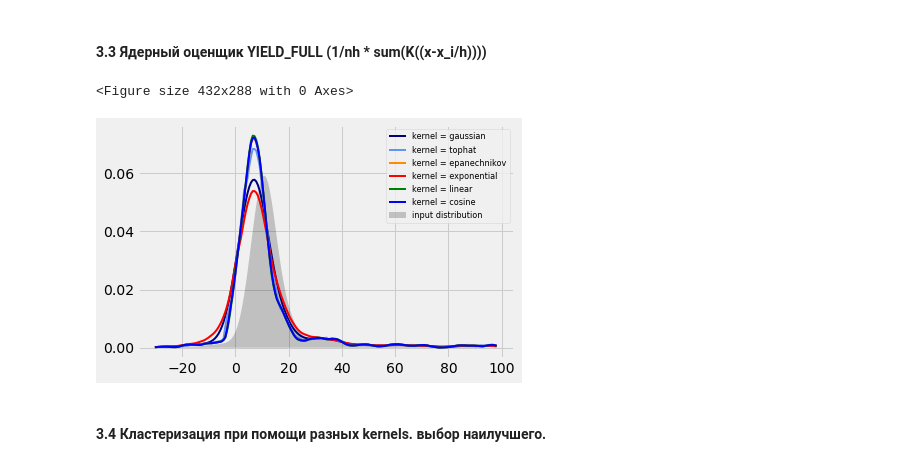
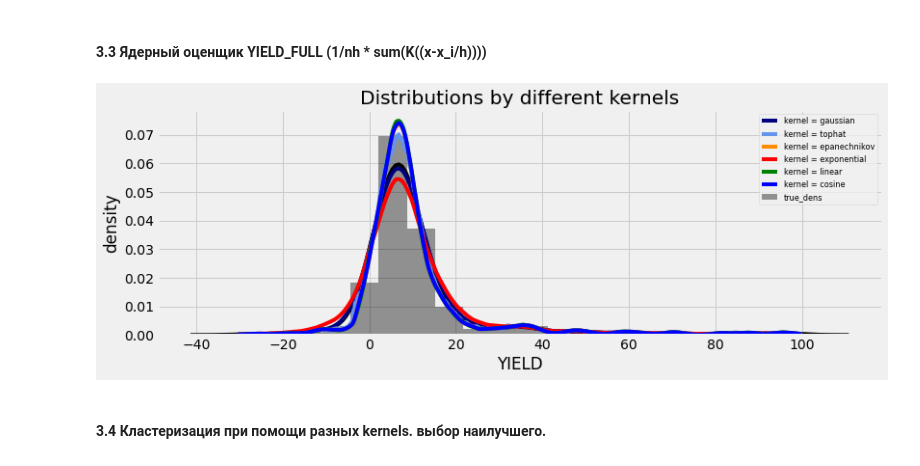
Before and after one commit to egordeev-ds/Financial-analysis-of-the-Russian-bond-market, a Jupyter notebook: 2.Russian_bond_market_analyses.ipynb, the cells around one changed output. Cells and saved outputs as stored; diff of their text form; code cells hidden in the pictures.

```diff
--- a/2.Russian_bond_market_analyses.ipynb
+++ b/2.Russian_bond_market_analyses.ipynb
@@ -67,7 +68,6 @@ def type_changer(x):
         x_new_type = x
     return x_new_type
 
-
 #перевод строковых данных в числовые
 for col in ['INITIAL_NOMINAL_VALUE', 'COUPONPERCENT', 'COUPONVALUE',
             'COUPONDAYSPASSED', 'COUPONDAYSREMAIN','COUPONLENGTH', 'PRICE_RUB']:
@@ -79,6 +79,7 @@ for col in ['COUPONDATE_NEXT','ISSUEDATE', 'REDEMPTIONDATE']:
 
 #типы данных после исправления
 print('Типы данных после исправления:\n',df_2.dtypes, '\n')
+
 # 4. Обработка пропусков
 
 #кол-во строк до обработки пропусков
@@ -90,7 +91,7 @@ df_2['COUPONPERCENT'].replace(np.nan,0,inplace = True) # COUPONPERCENT - про
 
 #замена прпоусков у купона в абсолбтном выражении
 condition = (df_2['COUPONPERCENT'].notna()) & (df_2['COUPONVALUE'].isna()) & (df_2['COUPONFREQUENCY'].notna())
-df_2['COUPONVALUE'].loc[condition] = (df_2['COUPONPERCENT']*df_2['INITIAL_NOMINAL_VALUE'])/df_2['COUPONFREQUENCY']# COUPONVALUE - вычисляем по формуле
+df_2['COUPONVALUE'].loc[condition] = ((df_2['COUPONPERCENT']*df_2['INITIAL_NOMINAL_VALUE'])/df_2['COUPONFREQUENCY'])/100 # COUPONVALUE - вычисляем по формуле
 
 #удаление пропусков в прочих колонках
 for col in ['COUPONFREQUENCY','COUPONDATE_NEXT','COUPONDAYSPASSED',
@@ -248,5 +249,4 @@ df_4['YIELD_FULL'].plot(kind = 'hist',
 # %%
 #параметры купонной доходности
-x_init = df_4['YIELD_FULL']
-X = x_init.values.reshape(-1, 1)
+X = df_4['YIELD_FULL'].values.reshape(-1, 1)
 # %% [markdown]
@@ -266,6 +264,6 @@ plt.show()
 # %%
 #входные параметры
-X_plot = np.linspace(-6, 6, len(X))[:, None]
+X_plot = np.linspace(np.min(X), np.max(X), len(X)).reshape(-1,1)
 X_src = np.zeros((1, 1))
 kernels = ["gaussian", "tophat", "epanechnikov", "exponential", "linear", "cosine"]
 
@@ -283,12 +281,14 @@ def format_func(x, loc):
     else:
         return "%ih" % x
 
-#отрисовка плотностей доступных ядерных функций
+#отрисовка плотностей возможных ядерных оценок
 for i, kernel in enumerate(kernels):
 
     axi = ax.ravel()[i]
-    log_dens = KernelDensity(kernel=kernel).fit(X_src).score_samples(X_plot)
-    axi.fill(X_plot[:, 0], np.exp(log_dens), "-k", fc="#AAAAFF")
+    kde = KernelDensity(kernel=kernel).fit(X_src)
+    log_dens = kde.score_samples(X_plot)
+
+    axi.fill(X_plot, np.exp(log_dens), "-k", fc="#AAAAFF")
     axi.text(-2.6, 0.95, kernel)
 
     axi.xaxis.set_major_formatter(plt.FuncFormatter(format_func))
@@ -298,5 +298,7 @@ for i, kernel in enumerate(kernels):
     axi.set_ylim(0, 1.05)
     axi.set_xlim(-2.9, 2.9)
 
+fig.set_size_inches([12,4])
 ax[0, 1].set_title("Available Kernels")
+plt.show()
 # %% [output]
@@ -306,37 +307,30 @@ Text(0.5, 1.0, 'Available Kernels')
 #### 3.3 Ядерный оценщик YIELD_FULL (1/nh * sum(K((x-x_i/h))))
 # %%
 #входные параметры
-X_plot = np.linspace(np.min(x_init), np.max(x_init), len(true_dens))
-h = 1.06 * x_init.std() * (len(x_init)**(-1/5)) #ширина полосы
+X_plot = np.linspace(np.min(X), np.max(X), len(X)).reshape(-1,1)
+h = 1.06 * X.std() * (len(X)**(-1/5)) #ширина полосы
+
 colors = ["navy", "cornflowerblue", "darkorange",'red','green','blue']
 kernels = ["gaussian", "tophat", "epanechnikov", "exponential", "linear", "cosine"]
 
-#параметры графика
-plt.figure()
+# отрисовка наблюдаемой плотности
 fig, ax = plt.subplots()
-ax.fill(X_plot.reshape(-1, 1)[:, 0],
-        true_dens,
-        fc="black",
-        alpha=0.2,
-        label="input distribution")
+sns.distplot(X, bins = 20, norm_hist = True, color = 'black', label = 'true_dens' )
 
-lw = 2
-
-#отрисовка плотности каждого ядерного оценщика
+# отрисовка плотности каждого ядерного оценщика
 for color, kernel in zip(colors, kernels):
 
     kde = KernelDensity(kernel=kernel, bandwidth=h).fit(X)
-    log_dens = kde.score_samples(X_plot.reshape(-1, 1))
+    log_dens = kde.score_samples(X_plot)
 
-    ax.plot(X_plot.reshape(-1, 1)[:, 0],
-            np.exp(log_dens),
-            color=color,
-            lw=lw,
-            linestyle="-",
-            label=f'kernel = {kernel}')
+    ax.plot(X_plot,np.exp(log_dens),color=color,linestyle="-",label=f'kernel = {kernel}')
 
+fig.set_size_inches([12,4])
+ax.set_xlabel('YIELD')
+ax.set_ylabel('density')
+ax.set_title('Distributions by different kernels')
 ax.legend(loc='best', fontsize = 'xx-small')
+
 plt.show()
 # %% [output]
-<Figure size 432x288 with 0 Axes>
-[figure, old version]
+[figure, new version]
```
Also changed, not shown: parts of 17 cells of this notebook, 1 other file.
